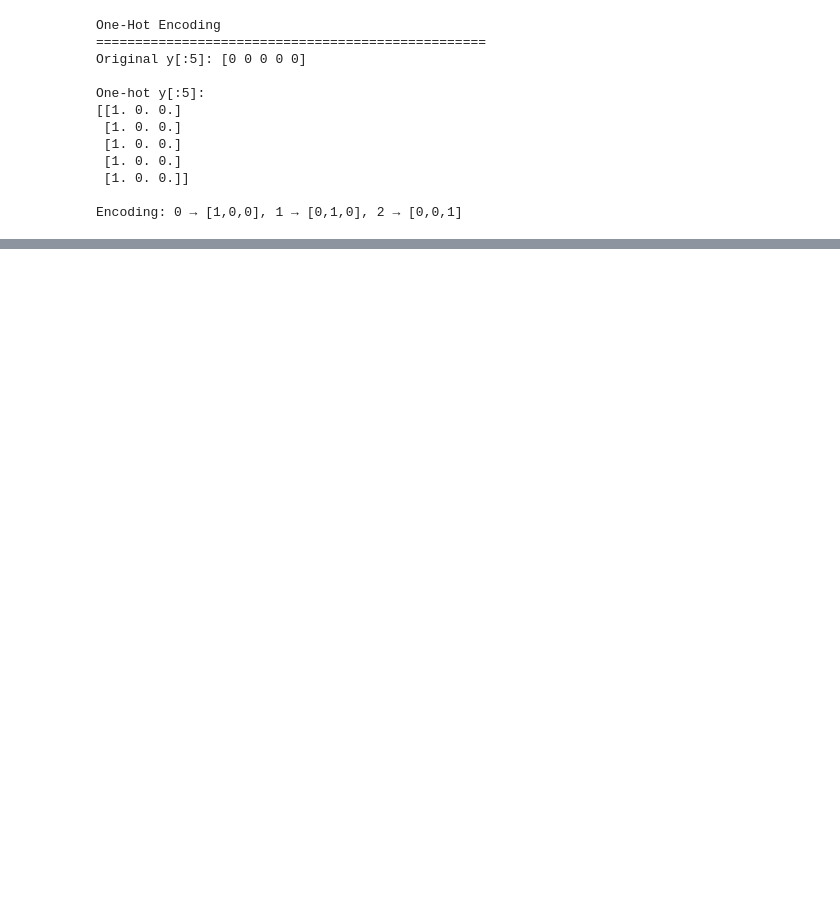
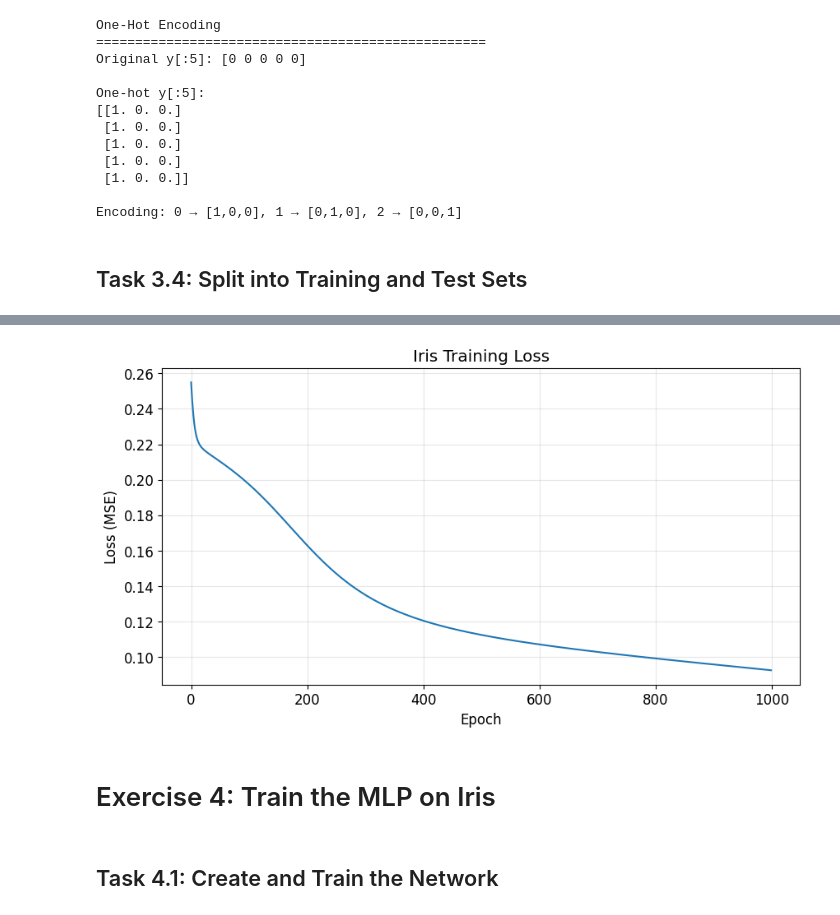
Before and after one commit to HaoYuYong/ARTIFICIAL-INTELLIGENCE, a Jupyter notebook: Lab2.ipynb, the cells around one changed output, grey strips where cells are left out. Saved outputs shown, nothing was run; the diff lists cells and outputs as text; code cells hidden in the pictures; blank space fills up the shorter version.

Commit message:
Lab2 - Exercise 4: Train the MLP on Iris

```diff
--- a/Lab2.ipynb
+++ b/Lab2.ipynb
@@ -294,17 +300,55 @@ One-hot y[:5]:
  [1. 0. 0.]]
 
 Encoding: 0 → [1,0,0], 1 → [0,1,0], 2 → [0,0,1]
+# %% [markdown]
+## Task 3.4: Split into Training and Test Sets
 # %%
+# Import required libraries
+import numpy as np
+import matplotlib.pyplot as plt
+from sklearn.datasets import load_iris
+from sklearn.preprocessing import MinMaxScaler, OneHotEncoder
+from sklearn.model_selection import train_test_split
+
+# Load Iris dataset
+iris = load_iris()
+X = iris.data
+y = iris.target
+
+# Normalise features to [0, 1]
+scaler = MinMaxScaler()
+X_normalised = scaler.fit_transform(X)
+
+# One-hot encode targets
+encoder = OneHotEncoder(sparse_output=False)
+y_onehot = encoder.fit_transform(y.reshape(-1, 1))
+
 # Split data: 80% training, 20% testing
 X_train, X_test, y_train, y_test = train_test_split(
- X_normalised, y_onehot, test_size=0.2, random_state=42, stratify=y
+    X_normalised, y_onehot, test_size=0.2, random_state=42, stratify=y
 )
+
 # Also keep original labels for evaluation
 _, _, y_train_labels, y_test_labels = train_test_split(
- X_normalised, y, test_size=0.2, random_state=42, stratify=y
+    X_normalised, y, test_size=0.2, random_state=42, stratify=y
 )
-print("Train/Test Split")
+
+# Create MLP: 4 inputs, 8 hidden, 3 outputs, learning rate = 0.5
+np.random.seed(42)
+mlp_iris = MLP(n_inputs=4, n_hidden=8, n_outputs=3, learning_rate=0.5)
+
+print("Training MLP on Iris dataset...")
 print("=" * 50)
-print(f"Training set: {X_train.shape[0]} samples")
-print(f"Test set: {X_test.shape[0]} samples")
+
+# Train the MLP
+losses_iris = mlp_iris.train(X_train, y_train, epochs=1000, verbose=True)
+
+# Plot training loss
+plt.figure(figsize=(10, 5))
+plt.plot(losses_iris)
+plt.xlabel('Epoch')
+plt.ylabel('Loss (MSE)')
+plt.title('Iris Training Loss')
+plt.grid(True, alpha=0.3)
+plt.show()
 # %% [output]
@@ -314,0 +368,5 @@ Test set: 30 samples
+[figure, added]
+# %% [markdown]
+# Exercise 4: Train the MLP on Iris
+# %% [markdown]
+## Task 4.1: Create and Train the Network
```
Also changed, not shown: parts of 9 cells of this notebook, 1 other file.
